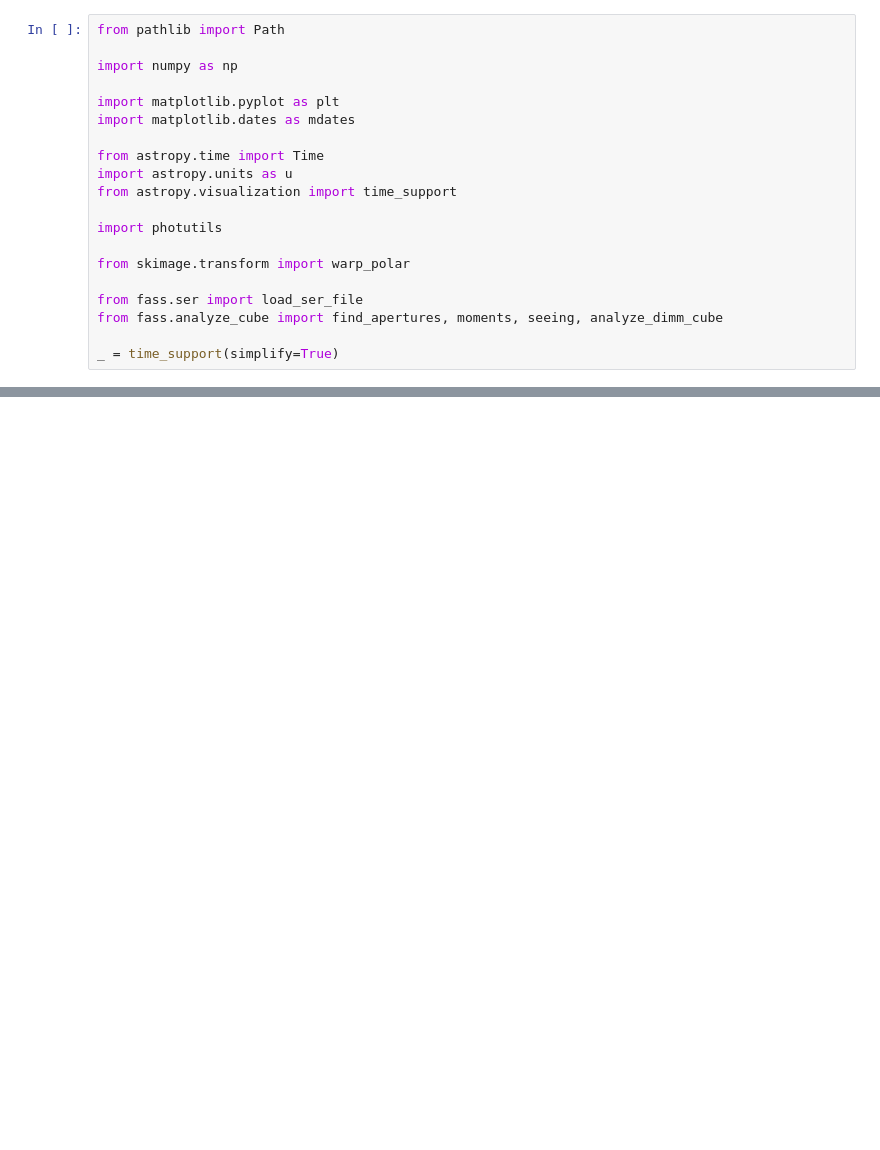
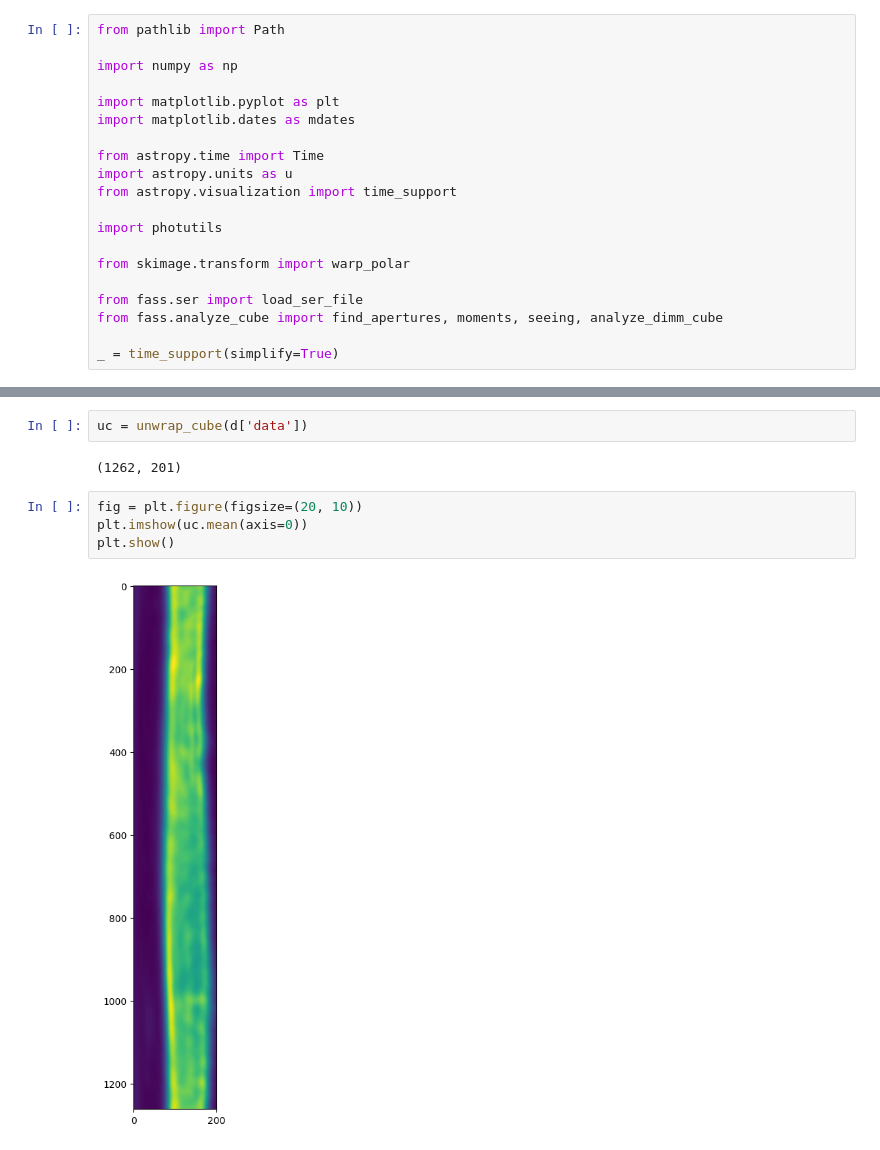
Before and after one commit to tepickering/ser_utils, a Jupyter notebook: notebooks/fass_dev.ipynb, the cells around one changed output, grey strips where cells are left out. Cells and saved outputs as stored; diff of their text form; blank space fills up the shorter version.

```diff
--- a/notebooks/fass_dev.ipynb
+++ b/notebooks/fass_dev.ipynb
@@ -86,0 +272,10 @@ plt.show()
+# %%
+uc = unwrap_cube(d['data'])
+# %% [output]
+(1262, 201)
+# %%
+fig = plt.figure(figsize=(20, 10))
+plt.imshow(uc.mean(axis=0))
+plt.show()
+# %% [output]
+[figure, added]
```
Also changed, not shown: parts of 20 cells of this notebook, 1 other file.
